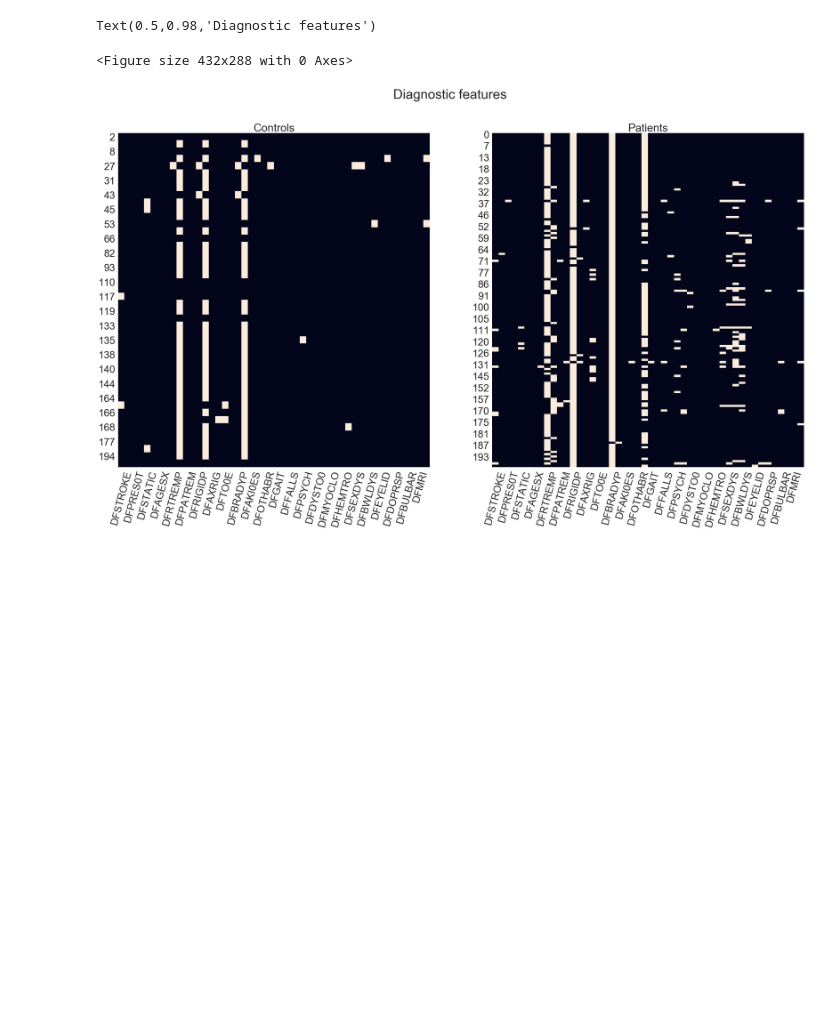
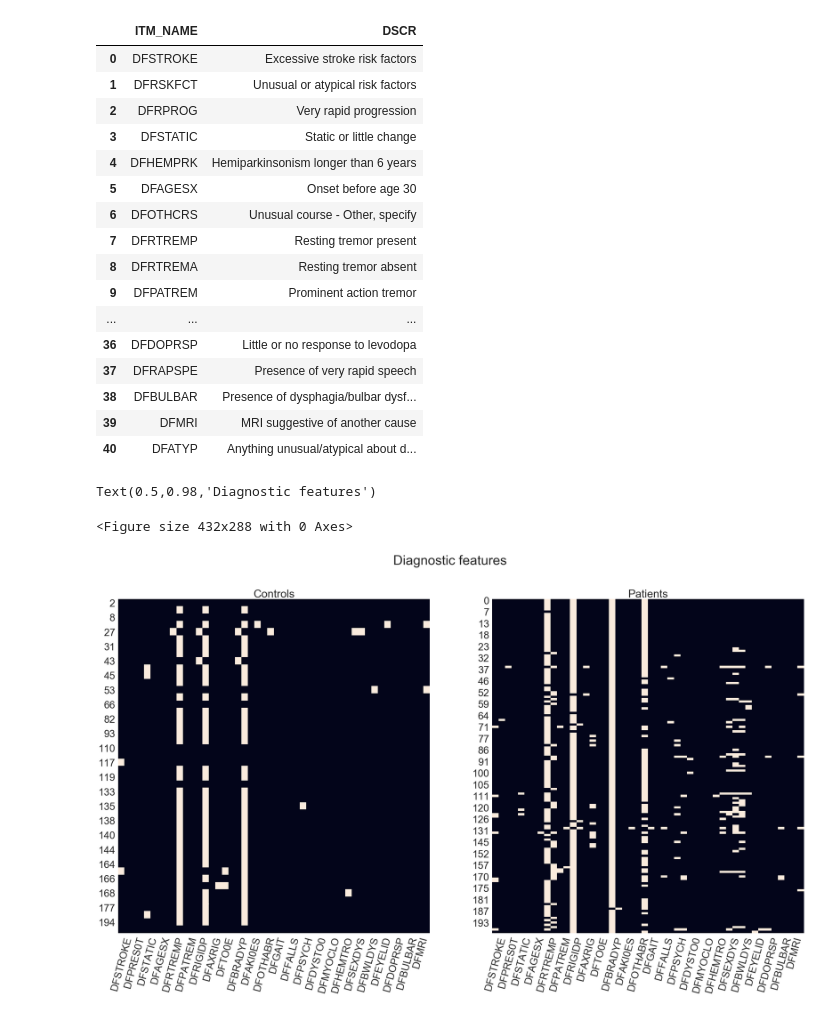
Before and after one commit to banctilrobitaille/PPMI-data-exploration, a Jupyter notebook: PPMI Data Exploration.ipynb, the cells around one changed output. Drawn from its saved outputs; the diff is of its cells as text; code cells hidden in the pictures; blank space fills up the shorter version.

```diff
--- a/PPMI Data Exploration.ipynb
+++ b/PPMI Data Exploration.ipynb
@@ -59,12 +90,7 @@ data_dictionary_df = pd.read_csv(os.path.join(
     STUDY_DATA_FOLDER,
     STUDY_DATA_DATA_DICTIONARY_FILE),sep=CSV_SEPARATOR)
 # %%
-med_hist_and_characs_df = (medical_history_diag_features_df.rename(columns={"PATNO": "Subject"})
-    .groupby("Subject")
-    .first()
-    .merge(image_collection_dti_charac_df[["Subject", "Group", "Age", "Sex"]],on="Subject")
-    .drop_duplicates()
-    .reset_index(drop=True))
+med_hist_and_characs_df = medical_history_diag_features_df.rename(columns={"PATNO": "Subject"}).groupby("Subject").first().merge(image_collection_dti_charac_df[["Subject", "Group", "Age", "Sex"]],on="Subject").drop_duplicates().reset_index(drop=True)
 # %%
 # Defining basic filters
 is_healthy_control = med_hist_and_characs_df["Group"] == "Control"
@@ -77,3 +108,23 @@ is_baseline = med_hist_and_characs_df["EVENT_ID"] == "BL"
+# %%
+pd.DataFrame({'ITM_NAME': med_hist_and_characs_df.drop(["EVENT_ID", "Age", "Sex", "Subject"], axis=1).columns.values}).merge(data_dictionary_df[['ITM_NAME', 'DSCR']], on='ITM_NAME')
+# %% [output]
+|  | ITM_NAME | DSCR |
+| 0 | DFSTROKE | Excessive stroke risk factors |
+| 1 | DFRSKFCT | Unusual or atypical risk factors |
+| 2 | DFRPROG | Very rapid progression |
+| 3 | DFSTATIC | Static or little change |
+| 4 | DFHEMPRK | Hemiparkinsonism longer than 6 years |
+| 5 | DFAGESX | Onset before age 30 |
+| 6 | DFOTHCRS | Unusual course - Other, specify |
+| 7 | DFRTREMP | Resting tremor present |
+| 8 | DFRTREMA | Resting tremor absent |
+| 9 | DFPATREM | Prominent action tremor |
+| ... | ... | ... |
+| 36 | DFDOPRSP | Little or no response to levodopa |
+| 37 | DFRAPSPE | Presence of very rapid speech |
+| 38 | DFBULBAR | Presence of dysphagia/bulbar dysf... |
+| 39 | DFMRI | MRI suggestive of another cause |
+| 40 | DFATYP | Anything unusual/atypical about d... |
 # %%
 diag_features_df = med_hist_and_characs_df.drop(["EVENT_ID", "Age", "Sex", "Subject"], axis=1)
 
```
Also changed, not shown: parts of 6 cells of this notebook.
